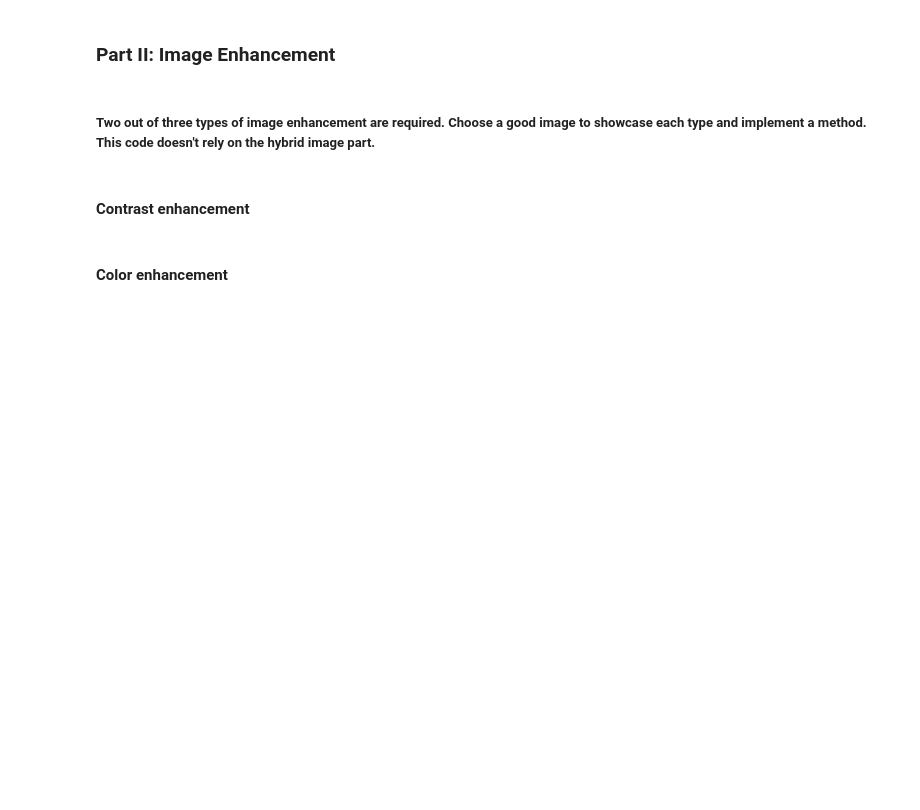
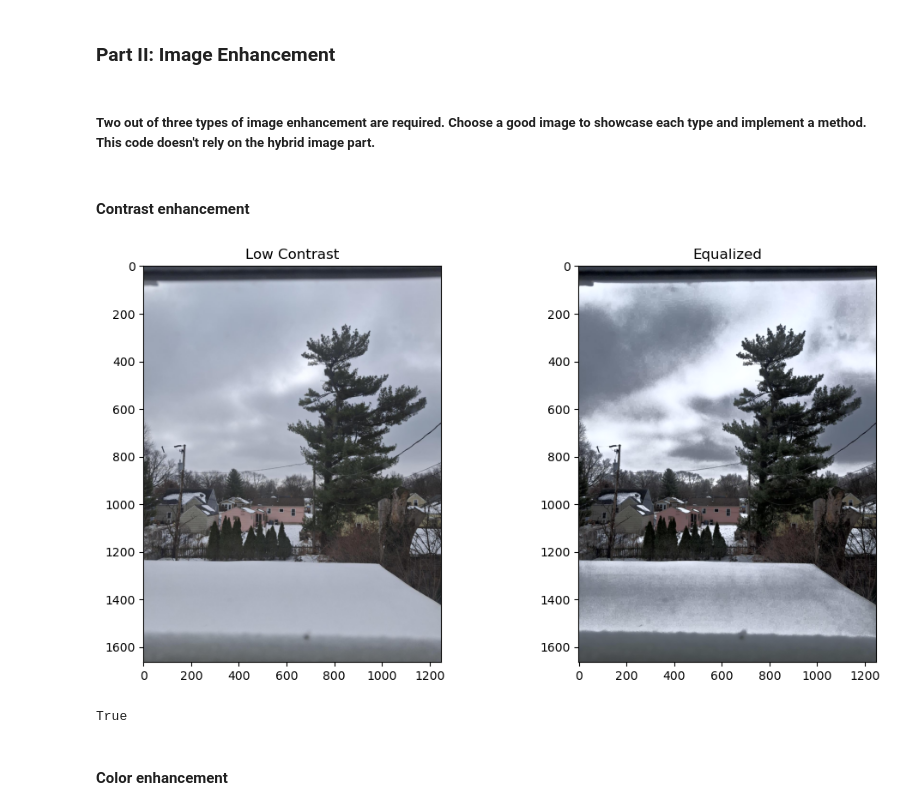
Before and after one commit to bqmnhat/CS445Proj1, a Jupyter notebook: CS445_Proj1_Starter.ipynb, the cells around one changed output. Drawn from its saved outputs; the diff is of its cells as text; code cells hidden in the pictures; blank space fills up the shorter version.

Commit message:
Contrast Enhancement using HistEqualizer and Color Enhancement using Gamma correction

```diff
--- a/CS445_Proj1_Starter.ipynb
+++ b/CS445_Proj1_Starter.ipynb
@@ -131,5 +131,26 @@ cropped_object = utils.interactive_crop(im_hybrid)
 ##### Two out of three types of image enhancement are required.  Choose a good image to showcase each type and implement a method.  This code doesn't rely on the hybrid image part.
 # %% [markdown]
 #### Contrast enhancement
+# %%
+low_contrast_im = cv2.imread('Pic1_LowContrast.jpg')
+
+img_yuv = cv2.cvtColor(low_contrast_im, cv2.COLOR_BGR2YUV) # Method: Converting to YUV to extract the Luminance Y factor from the pixels
+# (Luminance controls the "contrastness" of the iamge)
+
+img_yuv[:,:,0] = cv2.equalizeHist(img_yuv[:,:,0]) # Method: Histogram Equalizer applied only on Luminance to equalize the contrast
+
+img_output = cv2.cvtColor(img_yuv, cv2.COLOR_YUV2BGR)
+
+# Display results
+plt.figure(figsize=(12, 6))
+plt.subplot(1, 2, 1), plt.imshow(cv2.cvtColor(low_contrast_im, cv2.COLOR_BGR2RGB)), plt.title('Low Contrast')
+plt.subplot(1, 2, 2), plt.imshow(cv2.cvtColor(img_output, cv2.COLOR_BGR2RGB)), plt.title('Equalized')
+plt.show()
+
+# Save the result
+cv2.imwrite('Pic1_Fixed.jpg', img_output)
+# %% [output]
+[figure, added]
+True
 # %% [markdown]
 #### Color enhancement
```
Also changed, not shown: parts of 1 cell of this notebook, 4 other files.
